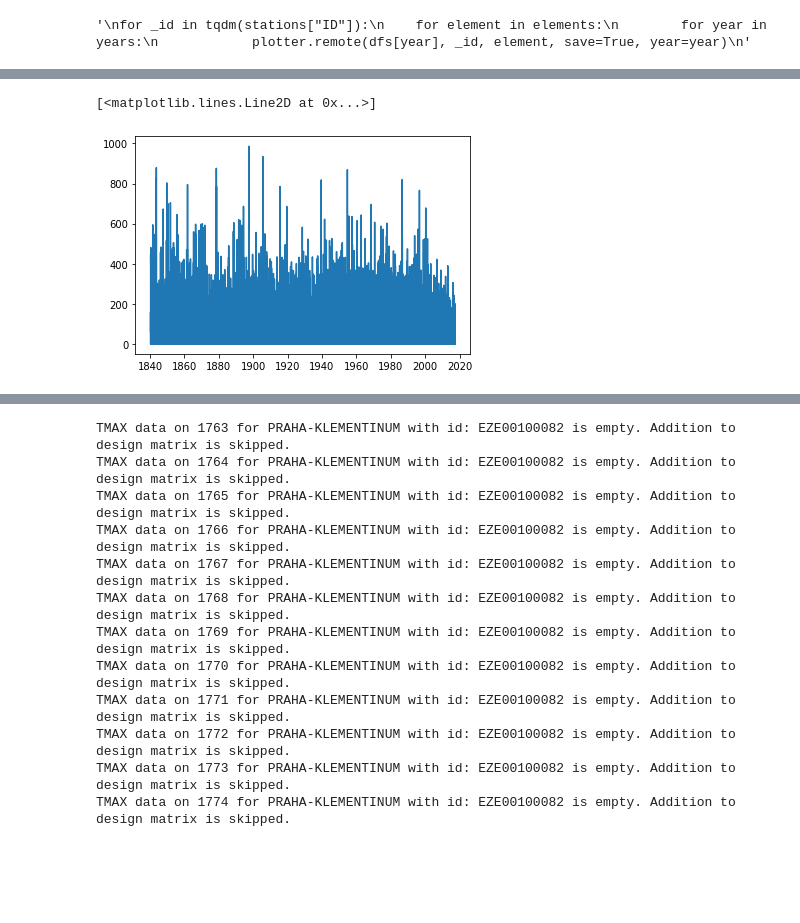
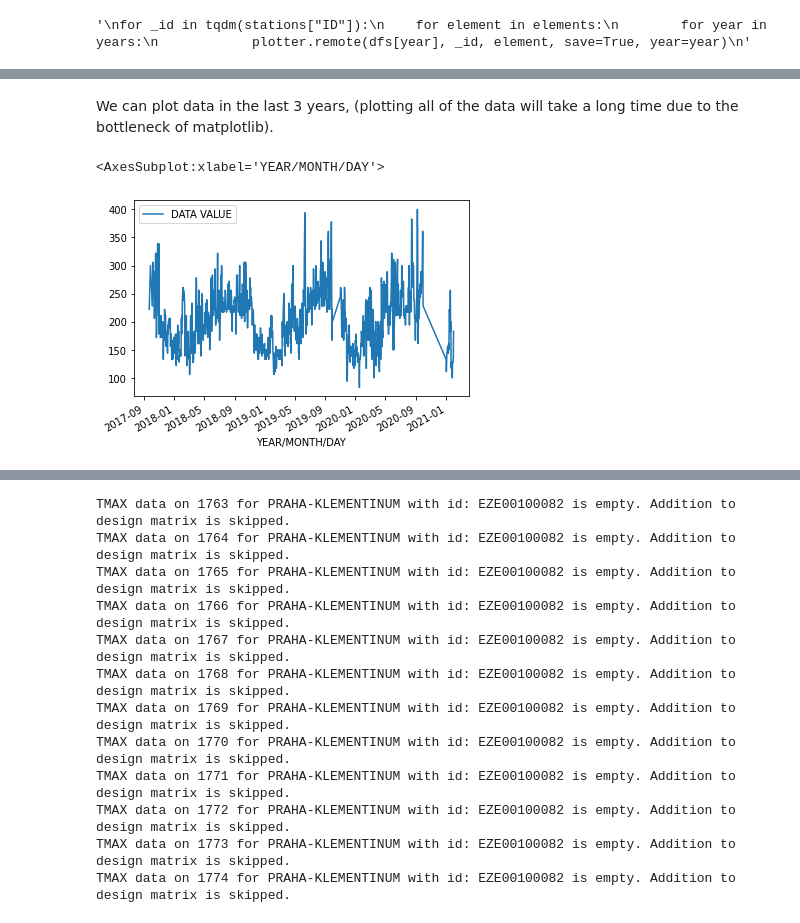
Before and after one commit to briancpark/aws-asdi, a Jupyter notebook: eda.ipynb, the cells around one changed output, grey strips where cells are left out. Saved outputs shown, nothing was run; the diff lists cells and outputs as text; code cells hidden in the pictures; blank space fills up the shorter version.

```diff
--- a/eda.ipynb
+++ b/eda.ipynb
@@ -141,13 +208,15 @@ def df_filter(df, _id, element):
     return df.loc[(df["ID"] == _id) & (df["ELEMENT"] == element)][["YEAR/MONTH/DAY", "DATA VALUE"]].set_index("YEAR/MONTH/DAY")
 # %%
 #same as df_filter, but a vector of ALL the data
-def df_filter_vector(_id, element, local=False):
+def df_filter_vector(_id, element, local=False, custom_years=None):
     df_vector = pd.DataFrame(columns=["DATA VALUE"])
+    if custom_years:
+        years = range(custom_years[0], custom_years[1] + 1)
     for year in tqdm(years):
         if local:
             df = df_filter(dfs[year], _id, element)
         else:
-            df = df_filter(data_loader(year), _id, element)
+            df = df_filter(df_loader(year), _id, element)
 
         if df_vector.empty:
             df_vector = df
@@ -263,5 +396,10 @@ for _id in tqdm(stations["ID"]):
 # %%
-time_series = df_filter_vector("CA006158350", "PRCP", local=True)
-time_series
+#TODO: Make dataloading faster by batching operations if possible. Currently 7-8s per iteration
+berkeley_weather_elements = inventory[inventory["ID"] == 'USC00040693'][["ELEMENT", "FIRSTYEAR", "LASTYEAR"]]
+berkeley_time_series = {}
+
+for _, rows in berkeley_weather_elements.iterrows():
+    element, firstyear, lastyear = rows
+    berkeley_time_series[element] = df_filter_vector('USC00040693', element, local=True, custom_years=(firstyear, lastyear))
 # %% [output]
 UserWarning: Distributing <class 'NoneType'> object. This may take some time.
@@ -286,5 +410,7 @@ UserWarning: Due to https://github.com/pandas-dev/pandas/issues/35092, Pandas ig
-# %%
-plt.plot(time_series)
-# %% [output]
-[<matplotlib.lines.Line2D at 0x...>]
-[figure, removed]
+# %% [markdown]
+We can plot data in the last 3 years, (plotting all of the data will take a long time due to the bottleneck of matplotlib).
+# %%
+berkeley_time_series["TMAX"].tail(365 * 3).plot()
+# %% [output]
+<AxesSubplot:xlabel='YEAR/MONTH/DAY'>
+[figure, added]
```
Also changed, not shown: parts of 48 cells of this notebook, 1 other file.
